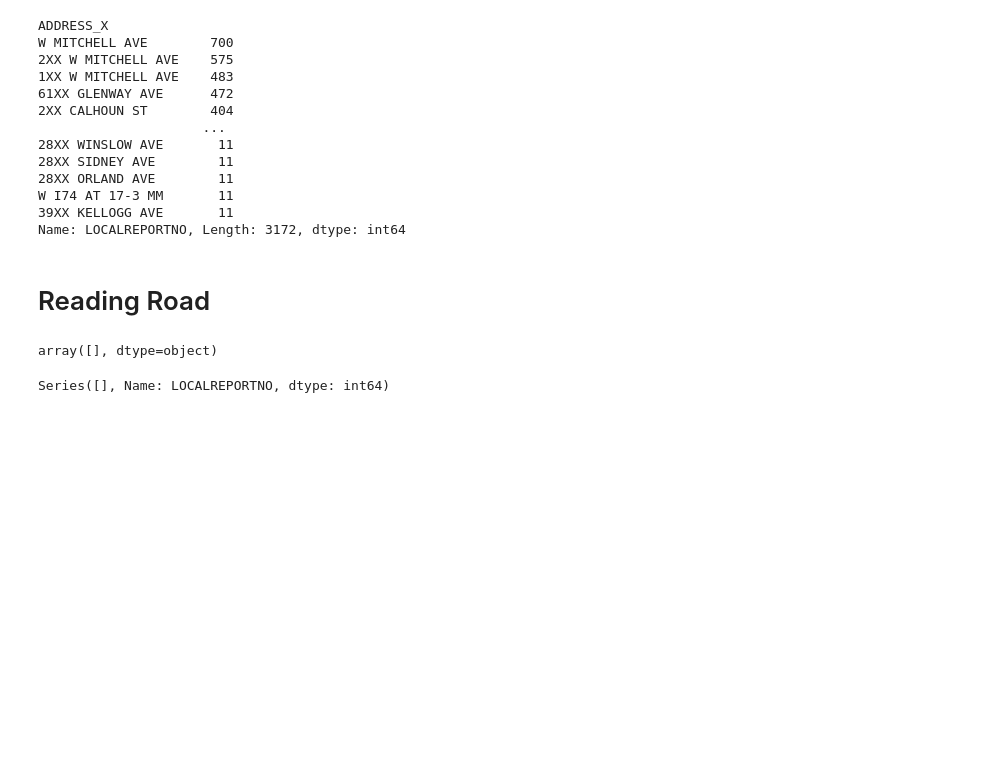
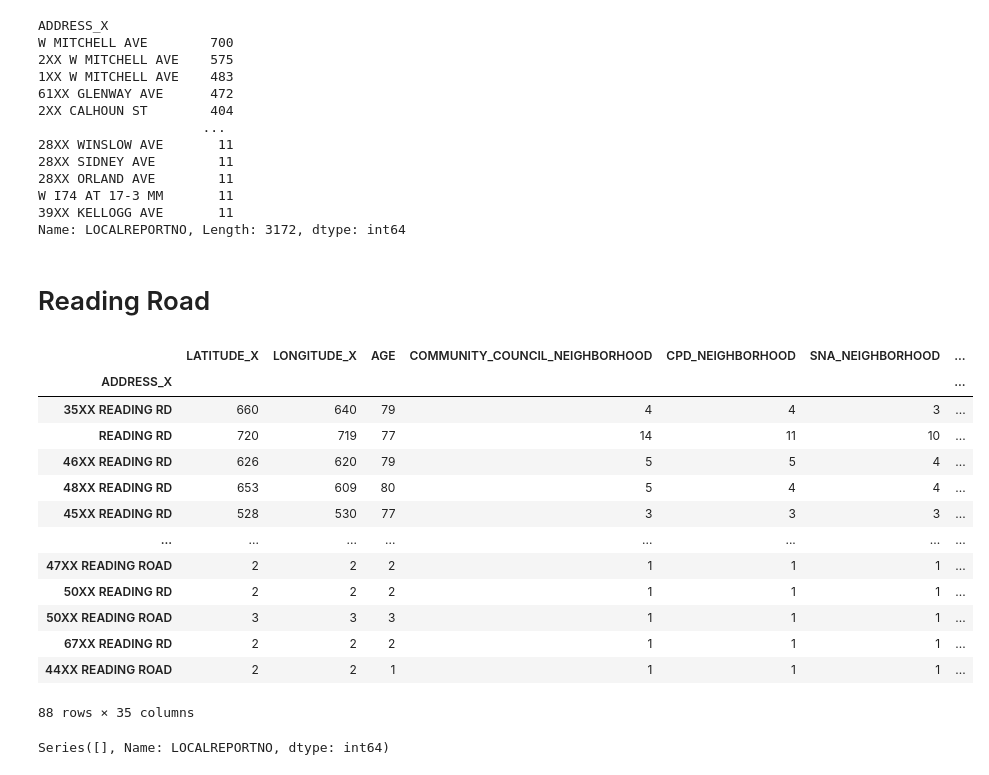
Before and after one commit to erntan/traffic_cincy, a Jupyter notebook: 01_crash_data.ipynb, the cells around one changed output. Cells and saved outputs as stored; diff of their text form; code cells hidden in the pictures; blank space fills up the shorter version.

Commit message:
Looked at crashes on Reading Rd addresses.

```diff
--- a/01_crash_data.ipynb
+++ b/01_crash_data.ipynb
@@ -304,12 +318,25 @@ W I74 AT 17-3 MM       11
 Name: LOCALREPORTNO, Length: 3172, dtype: int64
 # %% [markdown]
 # Reading Road
-# %%
-crash_data[crash_data.ADDRESS_X.str.contains('READING$', regex=True, na=False)].ADDRESS_X.unique()
-# %% [output]
-array([], dtype=object)
 # %%
 crashes_on_reading = crash_data[crash_data.ADDRESS_X.str.contains('READING', na=False)]
+# %%
+crashes_on_reading.groupby('ADDRESS_X').nunique().sort_values(by='LOCALREPORTNO', ascending=False)
+# %% [output]
+|  | LATITUDE_X | LONGITUDE_X | AGE | COMMUNITY_COUNCIL_NEIGHBORHOOD | CPD_NEIGHBORHOOD | SNA_NEIGHBORHOOD | ... |
+| ADDRESS_X |  |  |  |  |  |  | ... |
+| 35XX READING RD | 660 | 640 | 79 | 4 | 4 | 3 | ... |
+| READING RD | 720 | 719 | 77 | 14 | 11 | 10 | ... |
+| 46XX READING RD | 626 | 620 | 79 | 5 | 5 | 4 | ... |
+| 48XX READING RD | 653 | 609 | 80 | 5 | 4 | 4 | ... |
+| 45XX READING RD | 528 | 530 | 77 | 3 | 3 | 3 | ... |
+| ... | ... | ... | ... | ... | ... | ... | ... |
+| 47XX READING ROAD | 2 | 2 | 2 | 1 | 1 | 1 | ... |
+| 50XX READING RD | 2 | 2 | 2 | 1 | 1 | 1 | ... |
+| 50XX READING ROAD | 3 | 3 | 3 | 1 | 1 | 1 | ... |
+| 67XX READING RD | 2 | 2 | 2 | 1 | 1 | 1 | ... |
+| 44XX READING ROAD | 2 | 2 | 1 | 1 | 1 | 1 | ... |
+88 rows × 35 columns
 # %%
 num_crashes_on_reading = crashes_on_reading.groupby('ADDRESS_X').nunique().sort_values(by='LOCALREPORTNO', ascending=False).LOCALREPORTNO
 # %%
```
Also changed, not shown: parts of 2 cells of this notebook.
